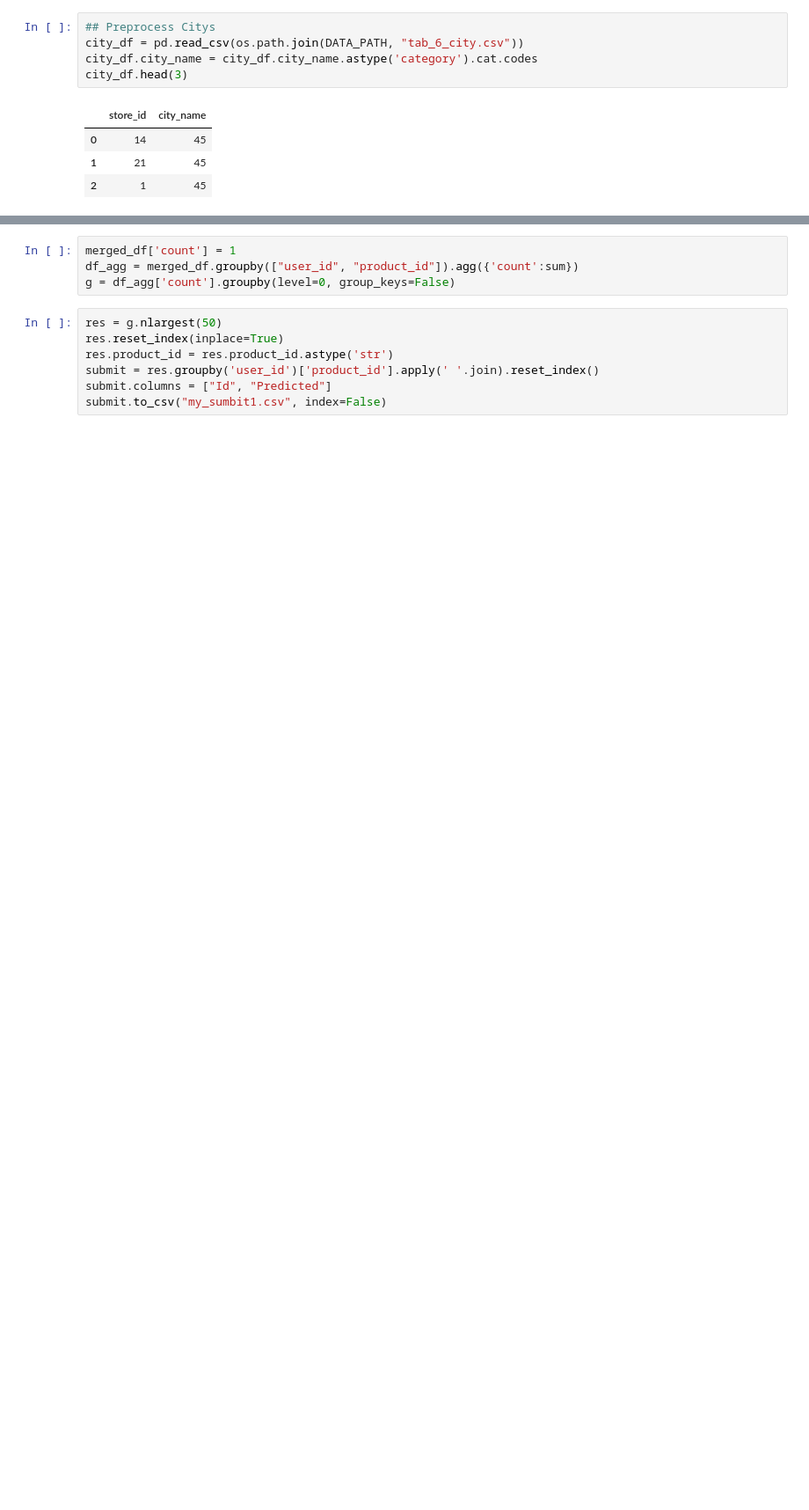
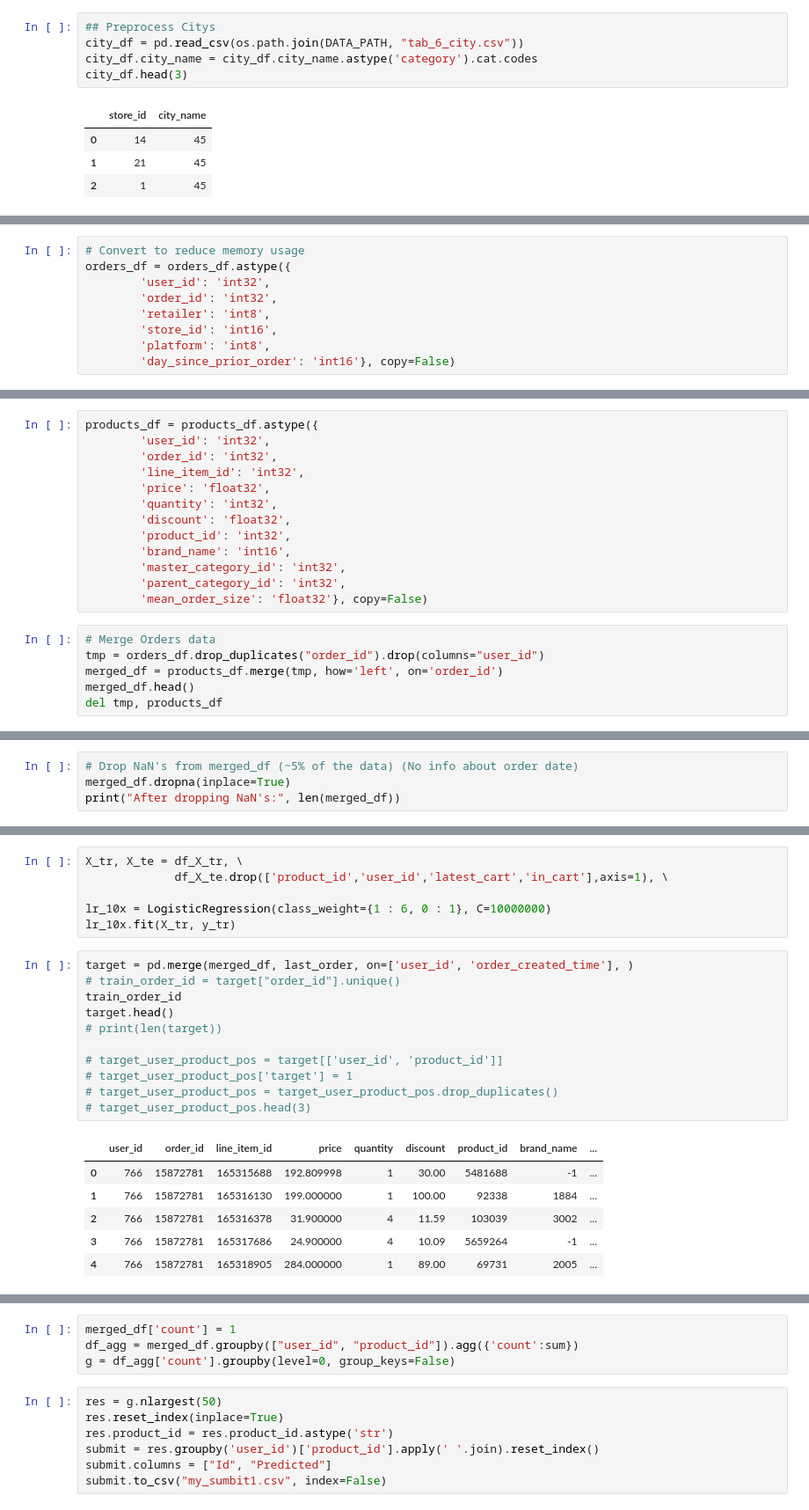
Before and after one commit to zakajd/sbermarket, a Jupyter notebook: Merge.ipynb, the cells around one changed output, grey strips where cells are left out. Shown at 88% size. Cells and saved outputs as stored; diff of their text form; blank space fills up the shorter version.

```diff
--- a/Merge.ipynb
+++ b/Merge.ipynb
@@ -344,0 +181,9 @@ Name: product_id, Length: 91994, dtype: int64
+# %%
+# Convert to reduce memory usage
+orders_df = orders_df.astype({
+        'user_id': 'int32',
+        'order_id': 'int32',
+        'retailer': 'int8',
+        'store_id': 'int16',
+        'platform': 'int8',
+        'day_since_prior_order': 'int16'}, copy=False)
@@ -344,0 +260,19 @@ Name: product_id, Length: 91994, dtype: int64
+# %%
+products_df = products_df.astype({
+        'user_id': 'int32',
+        'order_id': 'int32',
+        'line_item_id': 'int32',
+        'price': 'float32',
+        'quantity': 'int32',
+        'discount': 'float32',
+        'product_id': 'int32',
+        'brand_name': 'int16',
+        'master_category_id': 'int32',
+        'parent_category_id': 'int32',
+        'mean_order_size': 'float32'}, copy=False)
+# %%
+# Merge Orders data
+tmp = orders_df.drop_duplicates("order_id").drop(columns="user_id")
+merged_df = products_df.merge(tmp, how='left', on='order_id')
+merged_df.head()
+del tmp, products_df
@@ -344,0 +287,4 @@ Name: product_id, Length: 91994, dtype: int64
+# %%
+# Drop NaN's from merged_df (~5% of the data) (No info about order date)
+merged_df.dropna(inplace=True)
+print("After dropping NaN's:", len(merged_df))
@@ -344,0 +505,24 @@ Name: product_id, Length: 91994, dtype: int64
+# %%
+X_tr, X_te = df_X_tr, \
+             df_X_te.drop(['product_id','user_id','latest_cart','in_cart'],axis=1), \
+
+lr_10x = LogisticRegression(class_weight={1 : 6, 0 : 1}, C=10000000)
+lr_10x.fit(X_tr, y_tr)
+# %%
+target = pd.merge(merged_df, last_order, on=['user_id', 'order_created_time'], )
+# train_order_id = target["order_id"].unique()
+train_order_id
+target.head()
+# print(len(target))
+
+# target_user_product_pos = target[['user_id', 'product_id']]
+# target_user_product_pos['target'] = 1
+# target_user_product_pos = target_user_product_pos.drop_duplicates()
+# target_user_product_pos.head(3)
+# %% [output]
+|  | user_id | order_id | line_item_id | price | quantity | discount | product_id | brand_name | ... |
+| 0 | 766 | 15872781 | 165315688 | 192.809998 | 1 | 30.00 | 5481688 | -1 | ... |
+| 1 | 766 | 15872781 | 165316130 | 199.000000 | 1 | 100.00 | 92338 | 1884 | ... |
+| 2 | 766 | 15872781 | 165316378 | 31.900000 | 4 | 11.59 | 103039 | 3002 | ... |
+| 3 | 766 | 15872781 | 165317686 | 24.900000 | 4 | 10.09 | 5659264 | -1 | ... |
+| 4 | 766 | 15872781 | 165318905 | 284.000000 | 1 | 89.00 | 69731 | 2005 | ... |
```
Also changed, not shown: parts of 90 cells of this notebook, 3 other files.
